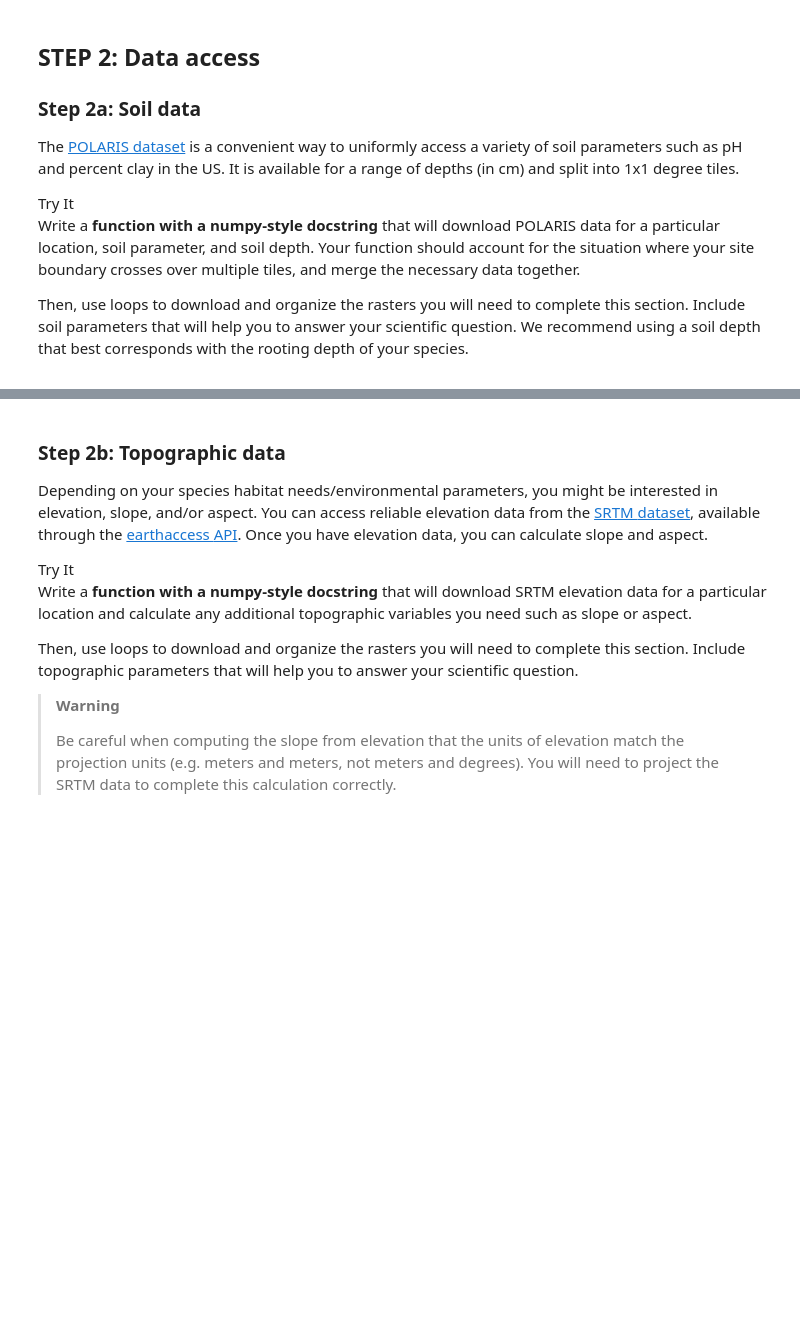
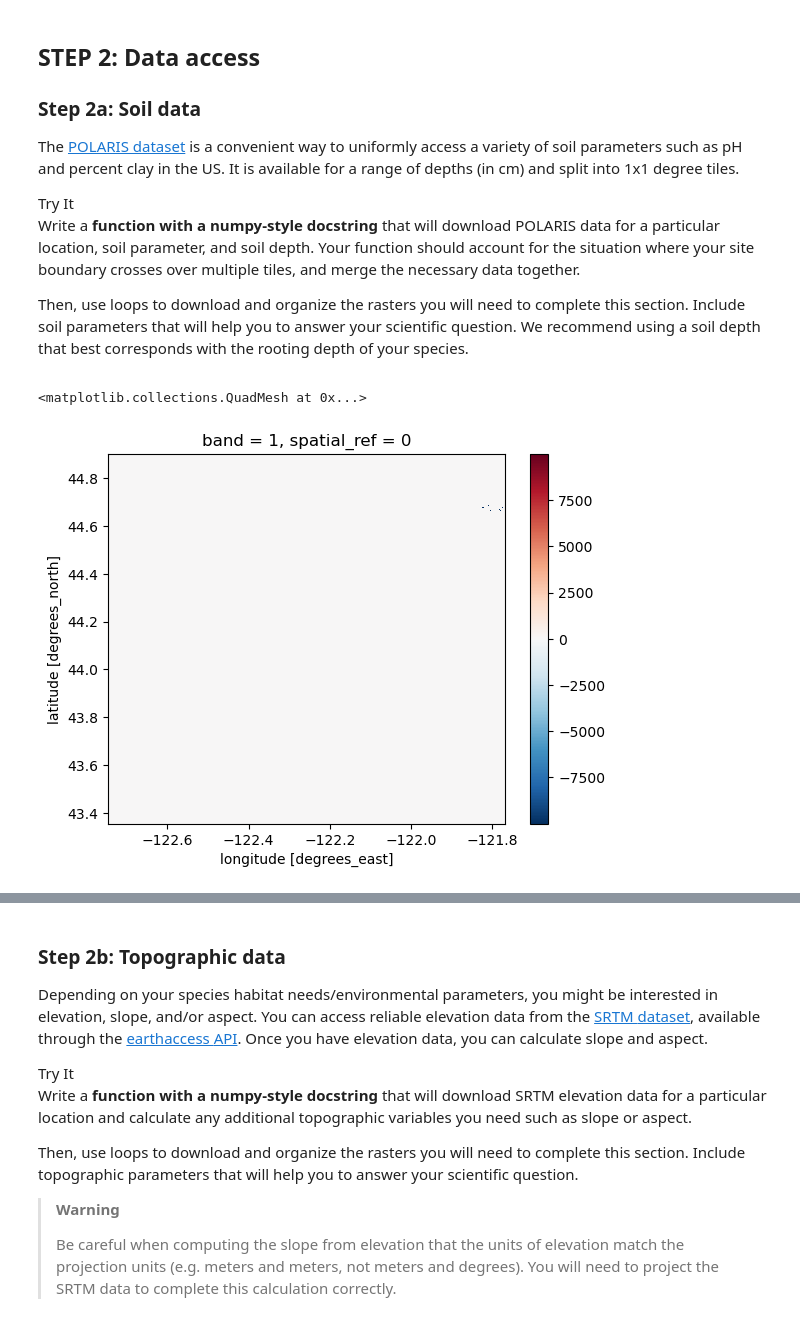
Before and after one commit to earthlab-education/spring-03-habitat-suitability-climate-change-nym-veach, a Jupyter notebook: habitat_suitability.ipynb, the cells around one changed output, grey strips where cells are left out. Cells and saved outputs as stored; diff of their text form; code cells hidden in the pictures; blank space fills up the shorter version.

Commit message:
working on soil ph graphing and removing non values

```diff
--- a/habitat_suitability.ipynb
+++ b/habitat_suitability.ipynb
@@ -572,3 +574,33 @@ answer your scientific question. We recommend using a soil depth that
 best corresponds with the rooting depth of your species.</p></div></div>
 # %%
 ### Download and process soil data
+# Make a bounding box for Willamette National Forest
+
+xmin, ymin, xmax, ymax = willamette_gdf.total_bounds
+
+# Initialize tiles to accumulate into
+tiles_rma = []
+
+# Loop
+for lat_min in range(floor(ymin), ceil(ymax)):
+    for lon_min in range(floor(xmin), ceil(xmax)):
+
+        # Calculate max lat and long for tile
+        lat_max, lon_max = lat_min + 1, lon_min + 1
+
+        # Url for pH data
+        ph_url = (
+            "http://hydrology.cee.duke.edu/POLARIS/PROPERTIES/v1.0"
+            "/ph/mean/15_30"
+            f"/lat{lat_min}{lat_max}_lon{lon_min}{lon_max}.tif")
+
+        # Open raster and append to tiles list
+        tiles_rma.append(rxr.open_rasterio(ph_url))
+
+# Merge all the individual ph tiles
+willamette_ph_da = merge_arrays(tiles_rma).rio.clip_box(*willamette_gdf.total_bounds)
+
+willamette_ph_da.plot()
+# %% [output]
+<matplotlib.collections.QuadMesh at 0x...>
+[figure, added]
```
Also changed, not shown: parts of 15 cells of this notebook.
